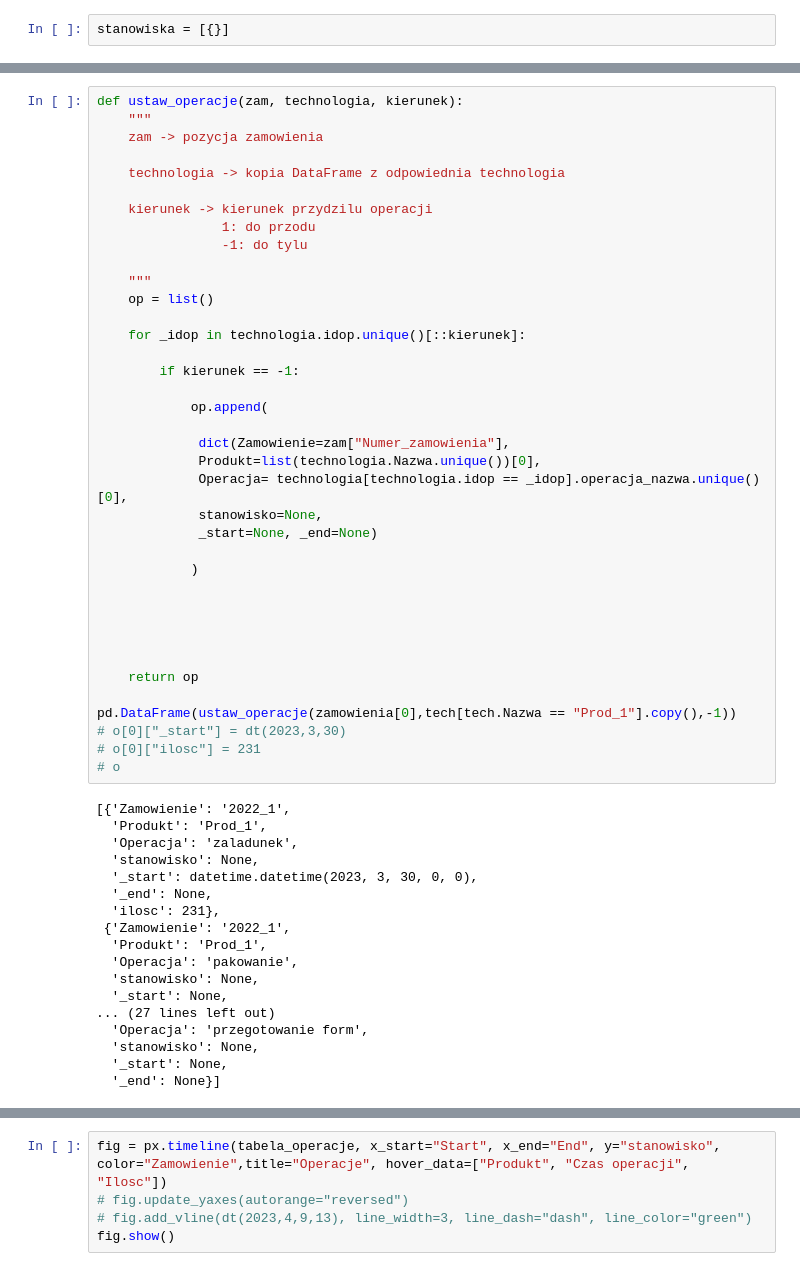
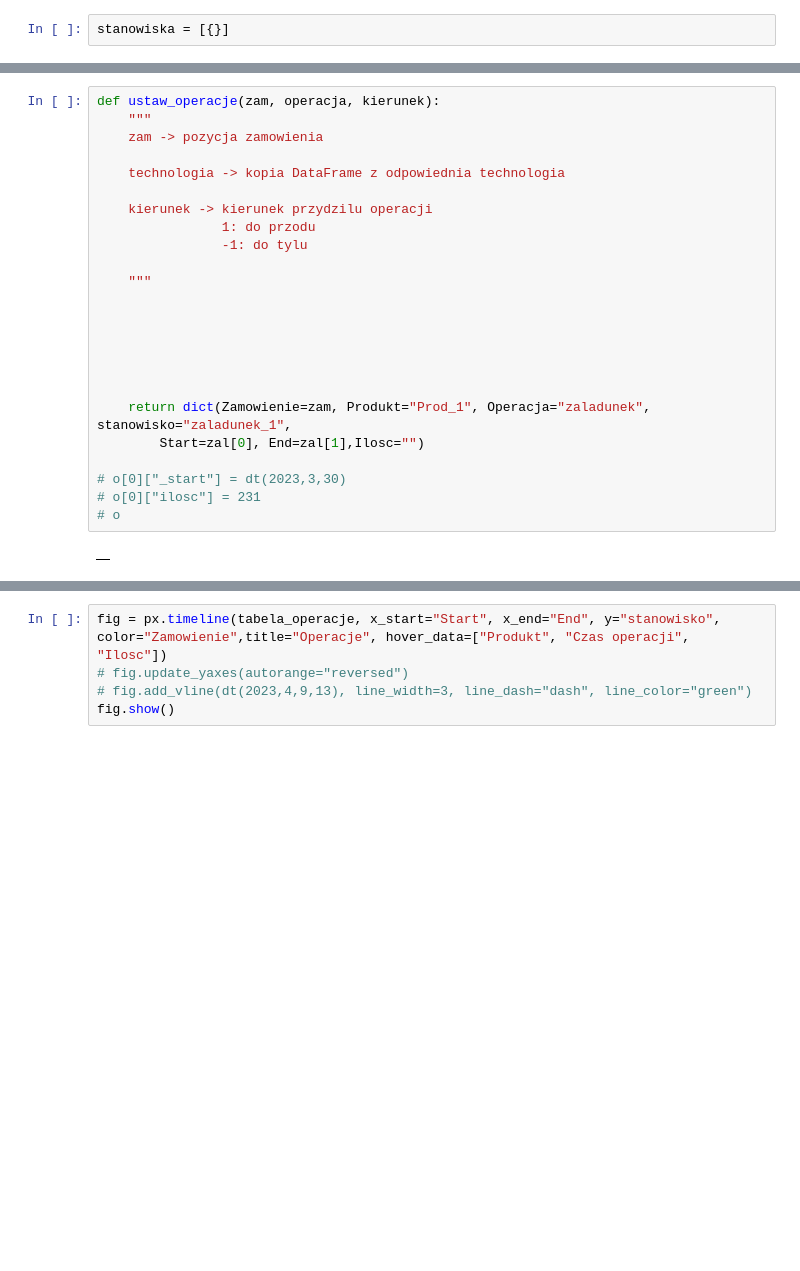
Before and after one commit to Mogarthron/Planer, a Jupyter notebook: plan.ipynb, the cells around one changed output, grey strips where cells are left out. Cells and saved outputs as stored; diff of their text form; blank space fills up the shorter version.

```diff
--- a/plan.ipynb
+++ b/plan.ipynb
@@ -56,58 +56,28 @@ normy
 | 600 | pakowanie | 250kpl/h | 1 | 500 | 700 | 250 | kpl |
 | 700 | zaladunek | 600kpl/h | 1 | 600 | 700 | 600 | kpl |
 # %%
-def ustaw_operacje(zam, technologia, kierunek):
+def ustaw_operacje(zam, operacja, kierunek):
     """
     zam -> pozycja zamowienia
 
     technologia -> kopia DataFrame z odpowiednia technologia
 
     kierunek -> kierunek przydzilu operacji
                 1: do przodu
                 -1: do tylu
 
     """
-    op = list()
-
-    for _idop in technologia.idop.unique()[::kierunek]:
-
-        if kierunek == -1:
-
-            op.append(
-
-             dict(Zamowienie=zam["Numer_zamowienia"],
-             Produkt=list(technologia.Nazwa.unique())[0],
-             Operacja= technologia[technologia.idop == _idop].operacja_nazwa.unique()[0],
-             stanowisko=None,
-             _start=None, _end=None)
-
-            )
 
 
 
 
 
-    return op
 
-pd.DataFrame(ustaw_operacje(zamowienia[0],tech[tech.Nazwa == "Prod_1"].copy(),-1))
+    return dict(Zamowienie=zam, Produkt="Prod_1", Operacja="zaladunek", stanowisko="zaladunek_1",
+        Start=zal[0], End=zal[1],Ilosc="")
+
 # o[0]["_start"] = dt(2023,3,30)
 # o[0]["ilosc"] = 231
 # o
 # %% [output]
-[{'Zamowienie': '2022_1',
-  'Produkt': 'Prod_1',
-  'Operacja': 'zaladunek',
-  'stanowisko': None,
-  '_start': datetime.datetime(2023, 3, 30, 0, 0),
-  '_end': None,
-  'ilosc': 231},
- {'Zamowienie': '2022_1',
-  'Produkt': 'Prod_1',
-  'Operacja': 'pakowanie',
-  'stanowisko': None,
-  '_start': None,
-... (27 lines left out)
-  'Operacja': 'przegotowanie form',
-  'stanowisko': None,
-  '_start': None,
-  '_end': None}]
+|  |
```
Also changed, not shown: parts of 7 cells of this notebook, 4 other files.
